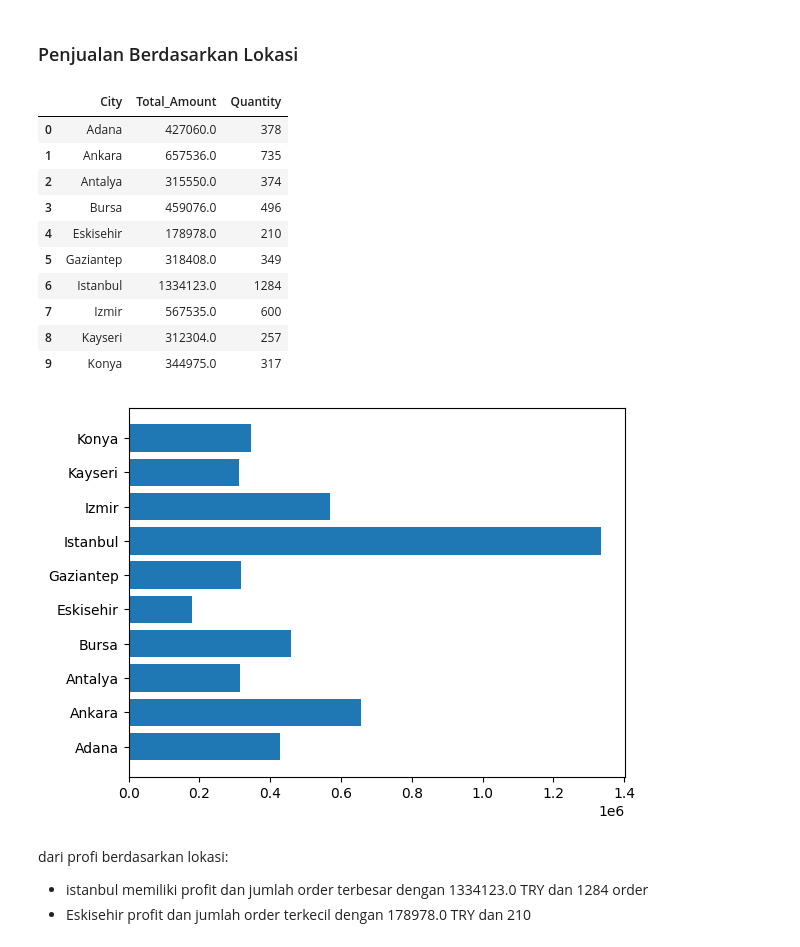
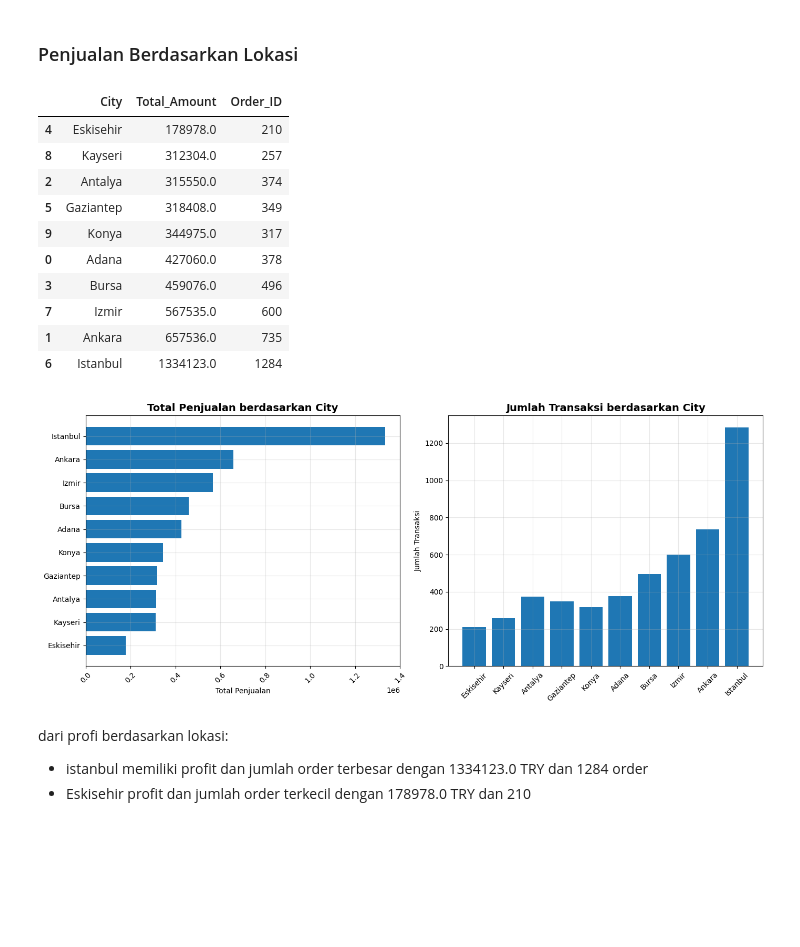
Before and after one commit to HaafizHhamda/Project-Analysis, a Jupyter notebook: Notebook.ipynb, the cells around one changed output. Cells and saved outputs as stored; diff of their text form; code cells hidden in the pictures; blank space fills up the shorter version.

```diff
--- a/Notebook.ipynb
+++ b/Notebook.ipynb
@@ -184,8 +177,0 @@ Trend_Bulanan
-# %%
-x = Trend_Bulanan['Periode_Bulan']
-y = Trend_Bulanan['Total_Amount']
-plt.plot(x, y)
-plt.title("Trend Bulanan Line Chart")
-plt.xlabel("")
-plt.ylabel("Y")
-plt.show()
@@ -258,26 +307,48 @@ dari profit berdasarkan Category Age:
 # %%
 lokasi = df.groupby("City").agg({
     "Total_Amount": "sum",
-    "Quantity":"count"
-}).round().reset_index()
+    "Order_ID":"count"
+}).round().reset_index().sort_values(by='Total_Amount')
 lokasi
 # %% [output]
-|  | City | Total_Amount | Quantity |
+|  | City | Total_Amount | Order_ID |
+| 4 | Eskisehir | 178978.0 | 210 |
+| 8 | Kayseri | 312304.0 | 257 |
+| 2 | Antalya | 315550.0 | 374 |
+| 5 | Gaziantep | 318408.0 | 349 |
+| 9 | Konya | 344975.0 | 317 |
 | 0 | Adana | 427060.0 | 378 |
+| 3 | Bursa | 459076.0 | 496 |
+| 7 | Izmir | 567535.0 | 600 |
 | 1 | Ankara | 657536.0 | 735 |
-| 2 | Antalya | 315550.0 | 374 |
-| 3 | Bursa | 459076.0 | 496 |
-| 4 | Eskisehir | 178978.0 | 210 |
-| 5 | Gaziantep | 318408.0 | 349 |
 | 6 | Istanbul | 1334123.0 | 1284 |
-| 7 | Izmir | 567535.0 | 600 |
-| 8 | Kayseri | 312304.0 | 257 |
-| 9 | Konya | 344975.0 | 317 |
 # %%
-plt.barh(lokasi['City'],lokasi['Total_Amount'])
+plt.figure(figsize=(14, 6))
+
+# Plot total penjualan
+plt.subplot(1, 2, 1)
+plt.barh(lokasi['City'],
+         lokasi['Total_Amount']
+         )
+plt.title('Total Penjualan berdasarkan City', fontsize=14, fontweight='bold')
+plt.xlabel('Total Penjualan')
+plt.grid(True, alpha=0.3)
+plt.xticks(rotation=45)
+
+# Plot jumlah transaksi
+plt.subplot(1, 2, 2)
+plt.bar(lokasi['City'],
+         lokasi['Order_ID']
+         )
+plt.title('Jumlah Transaksi berdasarkan City', fontsize=14, fontweight='bold')
+plt.ylabel('Jumlah Transaksi')
+plt.grid(True, alpha=0.3)
+plt.xticks(rotation=45)
+
+plt.tight_layout()
 plt.show()
 # %% [output]
-[figure, old version]
+[figure, new version]
 # %% [markdown]
 dari profi berdasarkan lokasi:
 -  istanbul memiliki profit dan jumlah order terbesar dengan 1334123.0 TRY dan 1284 order
```
Also changed, not shown: parts of 16 cells of this notebook, 1 other file.
